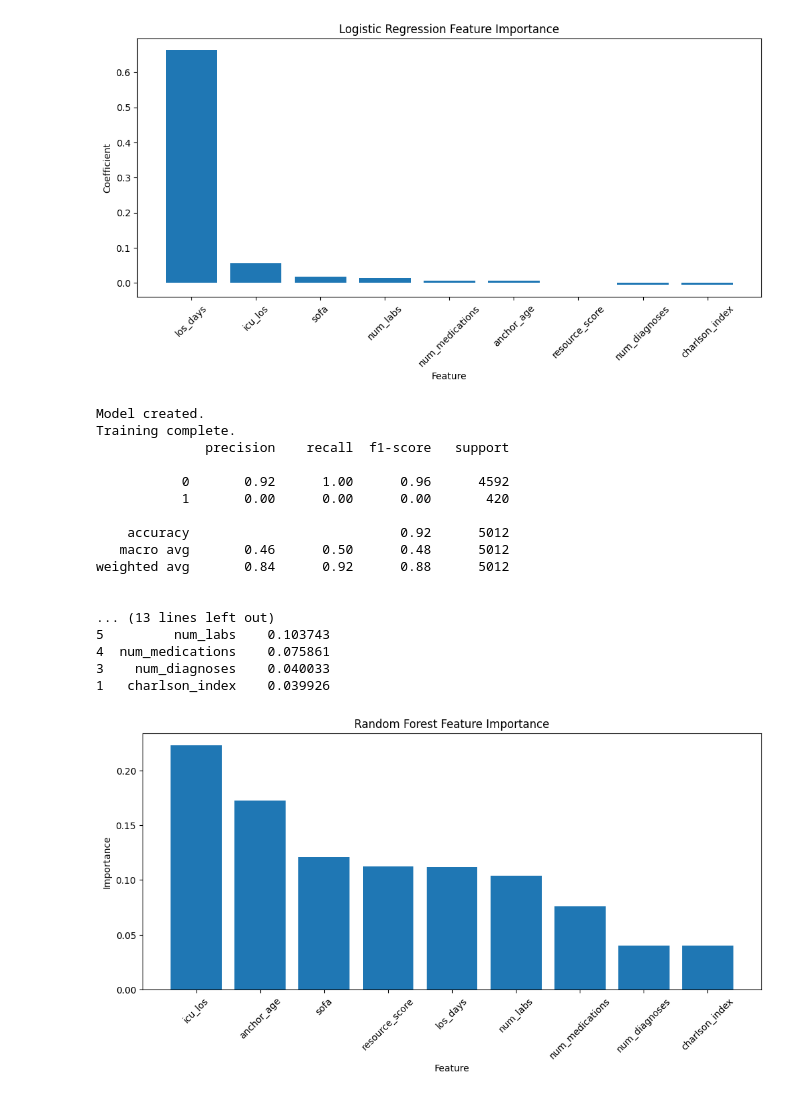
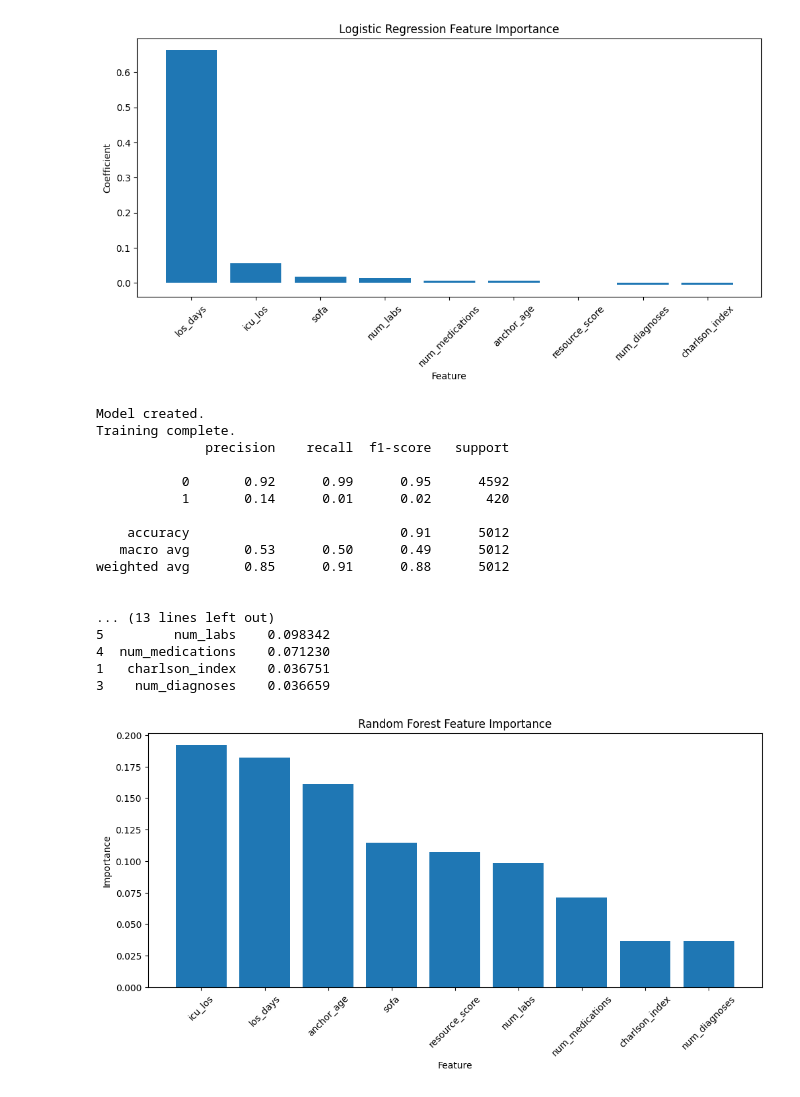
Before and after one commit to bmsamano/hospital-efficiency-patient-outcome-analytics, a Jupyter notebook: notebooks/4_Patient_Outcome_Analytics.ipynb, the cells around one changed output. Saved outputs shown, nothing was run; the diff lists cells and outputs as text; code cells hidden in the pictures.

```diff
--- a/notebooks/4_Patient_Outcome_Analytics.ipynb
+++ b/notebooks/4_Patient_Outcome_Analytics.ipynb
@@ -653,7 +652,8 @@ plt.show()
 # random forest uses many decision trees
 random_forest = RandomForestClassifier(
     n_estimators=300,
-    random_state=42
+    random_state=42,
+    class_weight='balanced' # Added to handle class imbalance
 )
 
 print("Model created.")
@@ -667,9 +667,9 @@ random_forest.fit(
 print("Training complete.")
 
 # predictions
-rf_predictions = random_forest.predict(
-    X_test
-)
+#rf_predictions = random_forest.predict(
+    #X_test
+#)
 
 # probabilities
 rf_probabilities = random_forest.predict_proba(
@@ -677,6 +677,9 @@ rf_probabilities = random_forest.predict_proba(
 )
 
 rf_probabilities = rf_probabilities[:,1]
+
+threshold = 0.3
+rf_predictions = (rf_probabilities >= threshold).astype(int)
 
 
 # random forest evalution
@@ -748,43 +751,43 @@ plt.figure(figsize=(12,5))
 
 plt.bar(
     rf_importance["Feature"],
     rf_importance["Importance"]
 )
 
 plt.title(
     "Random Forest Feature Importance"
 )
 
 plt.xlabel(
     "Feature"
 )
 
 plt.ylabel(
     "Importance"
 )
 
 plt.xticks(rotation=45)
 
 plt.show()
 # %% [output]
 Model created.
 Training complete.
               precision    recall  f1-score   support
 
-           0       0.92      1.00      0.96      4592
-           1       0.00      0.00      0.00       420
+           0       0.92      0.99      0.95      4592
+           1       0.14      0.01      0.02       420
 
-    accuracy                           0.92      5012
-   macro avg       0.46      0.50      0.48      5012
-weighted avg       0.84      0.92      0.88      5012
+    accuracy                           0.91      5012
+   macro avg       0.53      0.50      0.49      5012
+weighted avg       0.85      0.91      0.88      5012
 
 
 ... (13 lines left out)
-5         num_labs    0.103743
-4  num_medications    0.075861
-3    num_diagnoses    0.040033
-1   charlson_index    0.039926
+5         num_labs    0.098342
+4  num_medications    0.071230
+1   charlson_index    0.036751
+3    num_diagnoses    0.036659
-[figure, old version]
+[figure, new version]
 # %%
 # model comparison
 comparison = pd.DataFrame({
```
Also changed, not shown: parts of 4 cells of this notebook.
